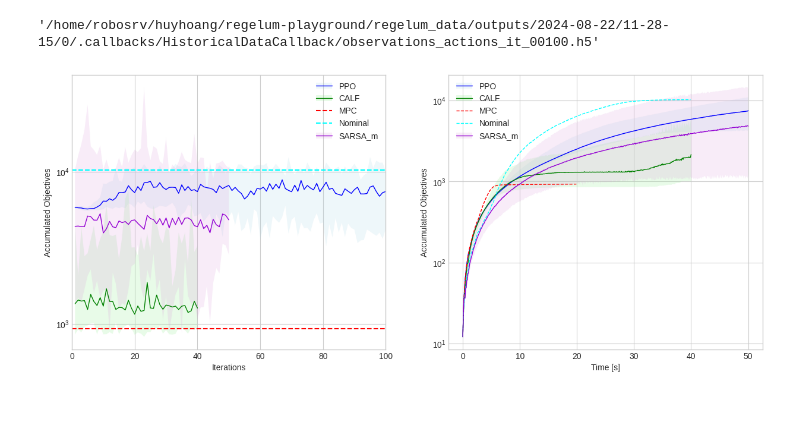
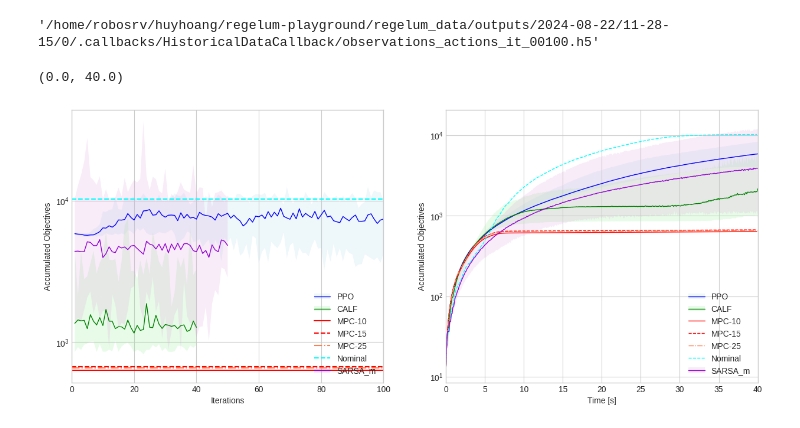
Before and after one commit to thd-research/regelum-playground, a Jupyter notebook: notebooks/check_log_and_compare_objective.ipynb, the cells around one changed output. Cells and saved outputs as stored; diff of their text form; code cells hidden in the pictures.

```diff
--- a/notebooks/check_log_and_compare_objective.ipynb
+++ b/notebooks/check_log_and_compare_objective.ipynb
@@ -435,6 +434,21 @@ calf_df = get_df_from_datetime_range(start_datetime_str, end_datetime_str, decay
 start_datetime_str = "2024-08-23 21-48-39"
 end_datetime_str = "2024-08-24 23-23-23"
 sarsa_m_df = get_df_from_datetime_range(start_datetime_str, end_datetime_str, decay_rate=DECAY_RATE)
+# %%
+# MPC N=10 40s seed 8
+start_datetime_str = "2024-08-26 08-55-36"
+end_datetime_str = "2024-08-26 08-55-36"
+mpc_10_df = get_df_from_datetime_range(start_datetime_str, end_datetime_str, decay_rate=DECAY_RATE)
+
+# MPC N=15 40s seed 8
+start_datetime_str = "2024-08-26 08-57-20"
+end_datetime_str = "2024-08-26 08-57-20"
+mpc_15_df = get_df_from_datetime_range(start_datetime_str, end_datetime_str, decay_rate=DECAY_RATE)
+
+# MPC N=25 40s seed 8
+start_datetime_str = "2024-08-26 08-59-35"
+end_datetime_str = "2024-08-26 08-59-35"
+mpc_25_df = get_df_from_datetime_range(start_datetime_str, end_datetime_str, decay_rate=DECAY_RATE)
 # %%
 ppo_df.iloc[-1].absolute_path
 # %% [output]
@@ -452,7 +466,10 @@ p2 = plot_cost_median_learning_curve(ppo_df, ax[0], color="blue")
 p3 = plot_cost_ic_learning_curve(calf_df, ax[0], color="lightgreen")
 p4 = plot_cost_median_learning_curve(calf_df, ax[0], color="green")
 
-p5 = ax[0].axhline(y=mpc_df.accumulative_objective.values[-1], color="red", linestyle="dashed")
+p5_10 = ax[0].axhline(y=mpc_10_df.accumulative_objective.values[-1], color="red", linestyle="solid")
+p5_15 = ax[0].axhline(y=mpc_15_df.accumulative_objective.values[-1], color="red", linestyle="dashed")
+p5_25 = ax[0].axhline(y=mpc_25_df.accumulative_objective.values[-1], color="coral", linestyle="dashdot")
+
 p6 = ax[0].axhline(y=nominal_df.accumulative_objective.values[-1], color="cyan", linestyle="dashed")
 
 p7 = plot_cost_ic_learning_curve(sarsa_m_df, ax[0], color="plum")
@@ -463,7 +480,9 @@ ax[0].set_yscale("log")
 legend_info = {
     "PPO": (p1, p2),
     "CALF": (p3, p4),
-    "MPC": p5,
+    "MPC-10": p5_10,
+    "MPC-15": p5_15,
+    "MPC-25": p5_25,
     "Nominal": p6,
     "SARSA_m": (p7, p8),
 }
@@ -474,33 +493,40 @@ legend = ax[0].legend(legend_info.values(),
 
 frame = legend.get_frame()
 frame.set_facecolor('green')
 frame.set_edgecolor('red')
 
 ax[0].set_xlim(0, 100)
 
 p1 = plot_accum_cost_ic(ppo_df, ax[1], color="lightblue")
 p2 = plot_accum_cost_median(ppo_df, ax[1], color="blue")
 
 p3 = plot_accum_cost_ic(calf_df, ax[1], color="lightgreen")
 p4 = plot_accum_cost_median(calf_df, ax[1], color="green")
 
-p5 = plot_accum_cost_median(mpc_df, ax[1], color="red", linestyle="dashed")
+p5_10 = plot_accum_cost_median(mpc_10_df, ax[1], color="red", linestyle="solid")
+p5_15 = plot_accum_cost_median(mpc_15_df, ax[1], color="red", linestyle="dashed")
+p5_25 = plot_accum_cost_median(mpc_25_df, ax[1], color="coral", linestyle="dashdot")
+
 p6 = plot_accum_cost_median(nominal_df, ax[1], color="cyan", linestyle="dashed")
 
 p7 = plot_accum_cost_ic(sarsa_m_df, ax[1], color="plum")
 p8 = plot_accum_cost_median(sarsa_m_df, ax[1], color="darkviolet")
 
 legend_info = {
     "PPO": (p1, p2),
     "CALF": (p3, p4),
-    "MPC": p5,
+    "MPC-10": p5_10,
+    "MPC-15": p5_15,
+    "MPC-25": p5_25,
     "Nominal": p6,
     "SARSA_m": (p7, p8),
 }
 
 ax[1].legend(legend_info.values(),
              legend_info.keys(),
              facecolor='red')
 ax[1].set_yscale("log")
+ax[1].set_xlim(0, 40)
 # %% [output]
+(0.0, 40.0)
-[figure, old version]
+[figure, new version]
```
Also changed, not shown: parts of 1 cell of this notebook, 1 other file.
